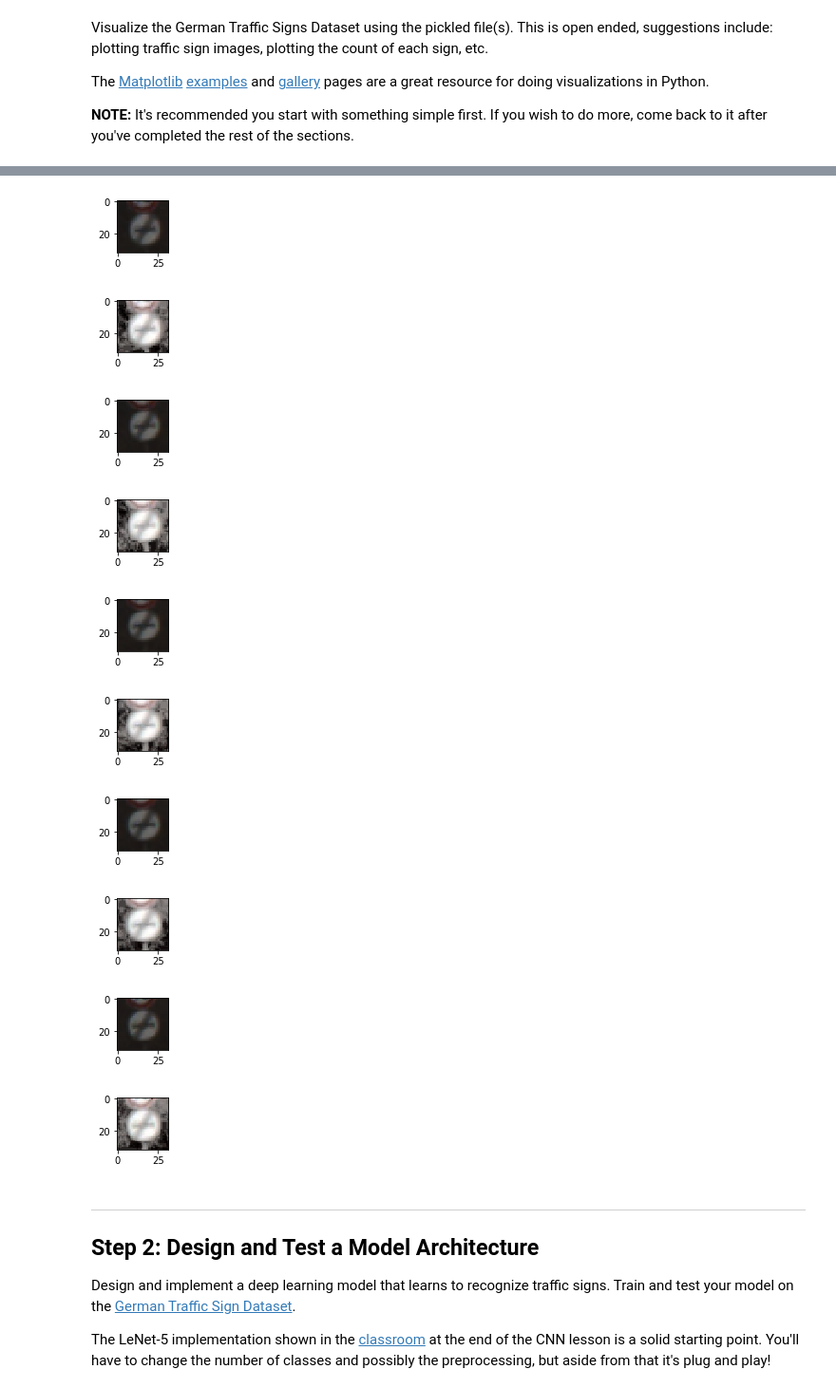
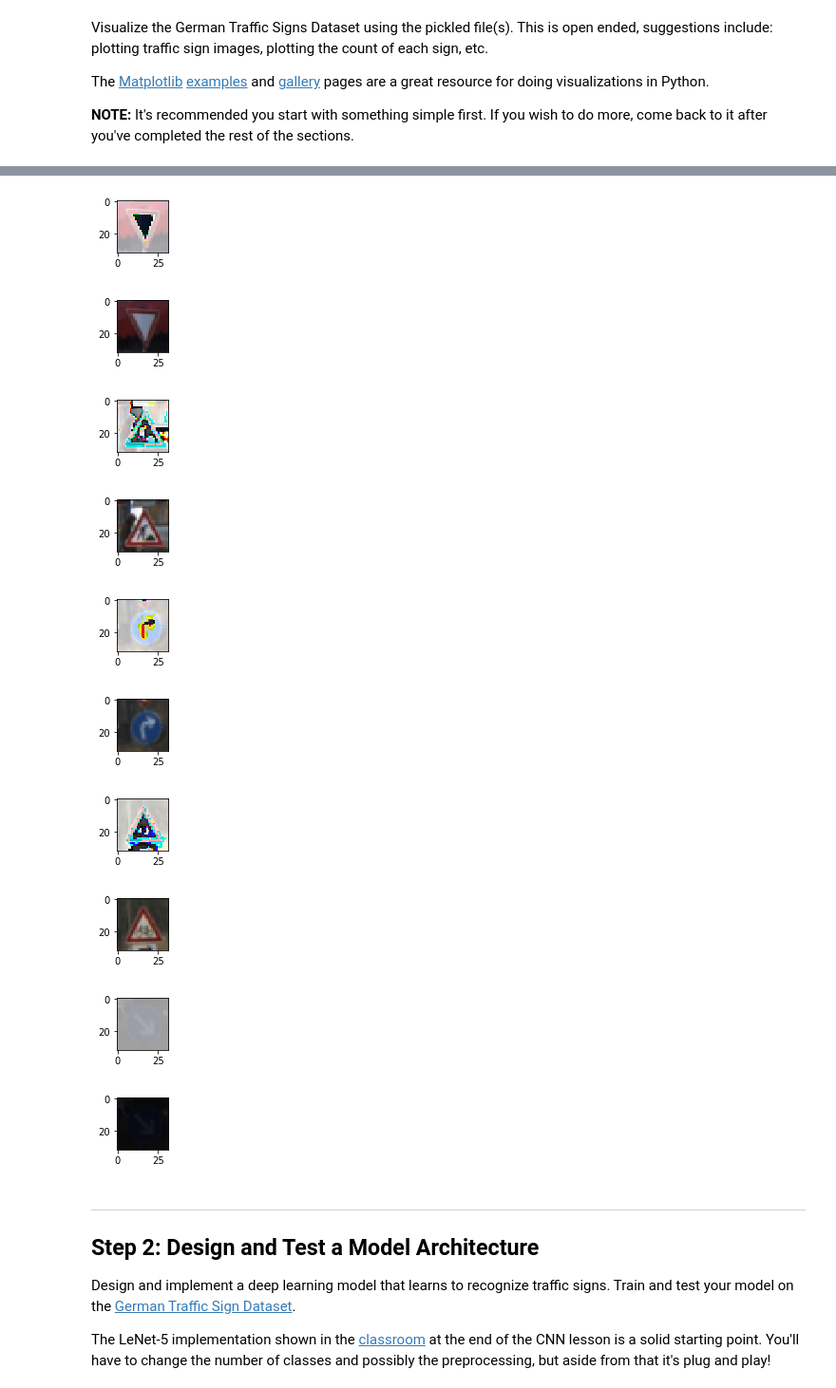
Before and after one commit to akshaykhole/carnd1-project2, a Jupyter notebook: Traffic_Sign_Classifier.ipynb, the cells around one changed output, grey strips where cells are left out. Shown at 95% size. Saved outputs shown, nothing was run; the diff lists cells and outputs as text; code cells hidden in the pictures.

```diff
--- a/Traffic_Sign_Classifier.ipynb
+++ b/Traffic_Sign_Classifier.ipynb
@@ -98,6 +98,7 @@ print(len(X_train))
 ### References: https://www.packtpub.com/mapt/book/application-development/9781785283932/2/ch02lvl1sec26/enhancing-the-contrast-in-an-image
 ### Data exploration visualization code goes here.
 ### Feel free to use as many code cells as needed.
+import sklearn
 from sklearn.utils import shuffle
 import random
 import numpy as np
@@ -117,7 +118,7 @@ def normalize_images(images):
 def increase_brightness_and_contrast(images, labels):
     copy_of_images = np.copy(images)
 
-    for index, img in enumerate(images[0:5]):
+    for index, img in enumerate(images):
         img_copy = np.copy(img)
 
         img_copy = cv2.cvtColor(img, cv2.COLOR_BGR2YUV)
@@ -135,7 +136,7 @@ X_train, y_train = increase_brightness_and_contrast(X_train, y_train)
 
 #     for img in images[0:5]:
 #         img_copy = np.copy(img)
-#         print_image(img_copy)
+#         print_image(img_co py)
 
 #         img_copy = cv2.cvtColor(img_copy, cv2.COLOR_RGB2GRAY)
 #         img_copy = cv2.equalizeHist(img_copy)
@@ -181,13 +177,13 @@ print(len(X_train))
-[figure, old version]
+[figure, new version]
-[figure, old version]
+[figure, new version]
-[figure, old version]
+[figure, new version]
-[figure, old version]
+[figure, new version]
-[figure, old version]
+[figure, new version]
-[figure, old version]
+[figure, new version]
-[figure, old version]
+[figure, new version]
-[figure, old version]
+[figure, new version]
-[figure, old version]
+[figure, new version]
-[figure, old version]
+[figure, new version]
 # %% [markdown]
 ----
 
```
Also changed, not shown: parts of 4 cells of this notebook, 6 other files.
